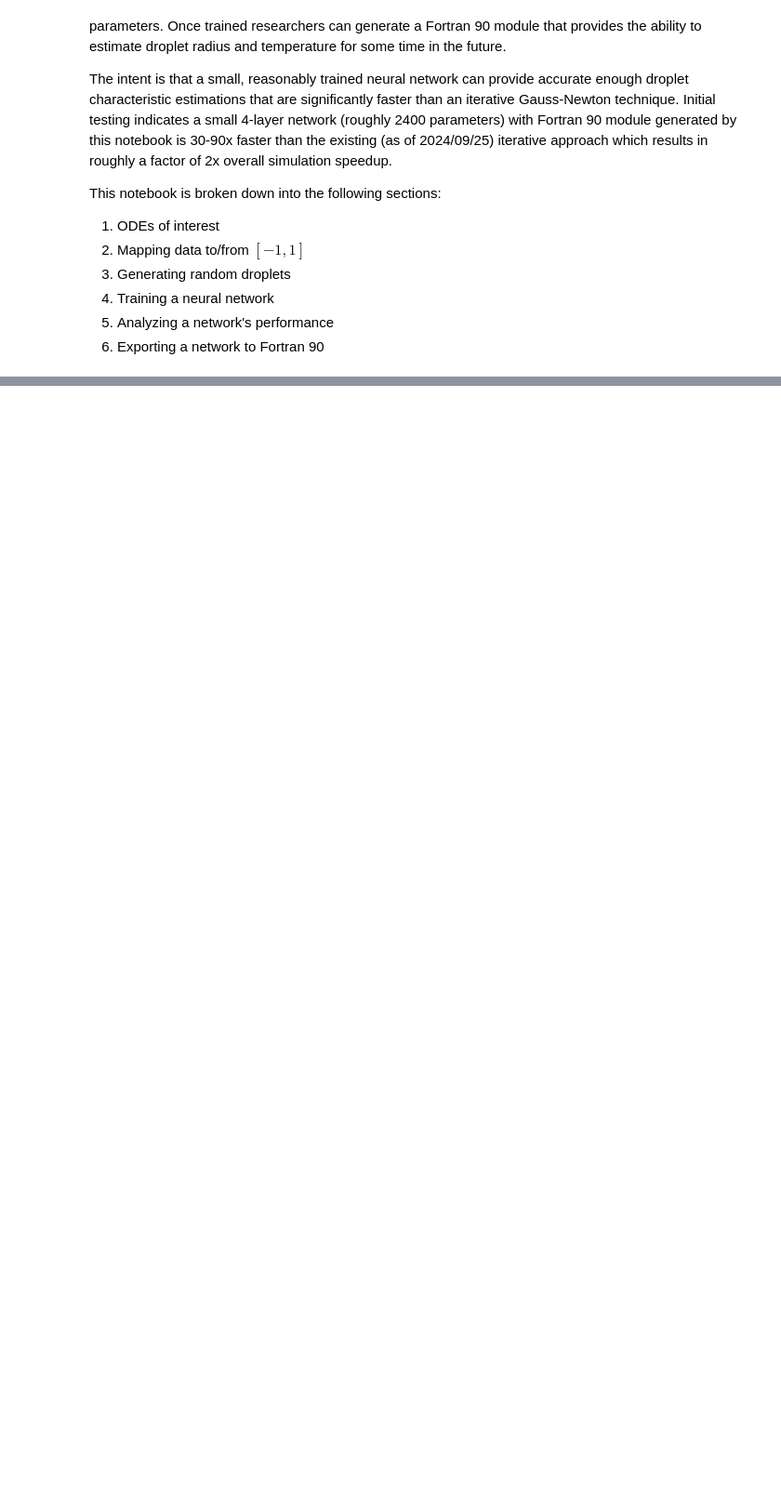
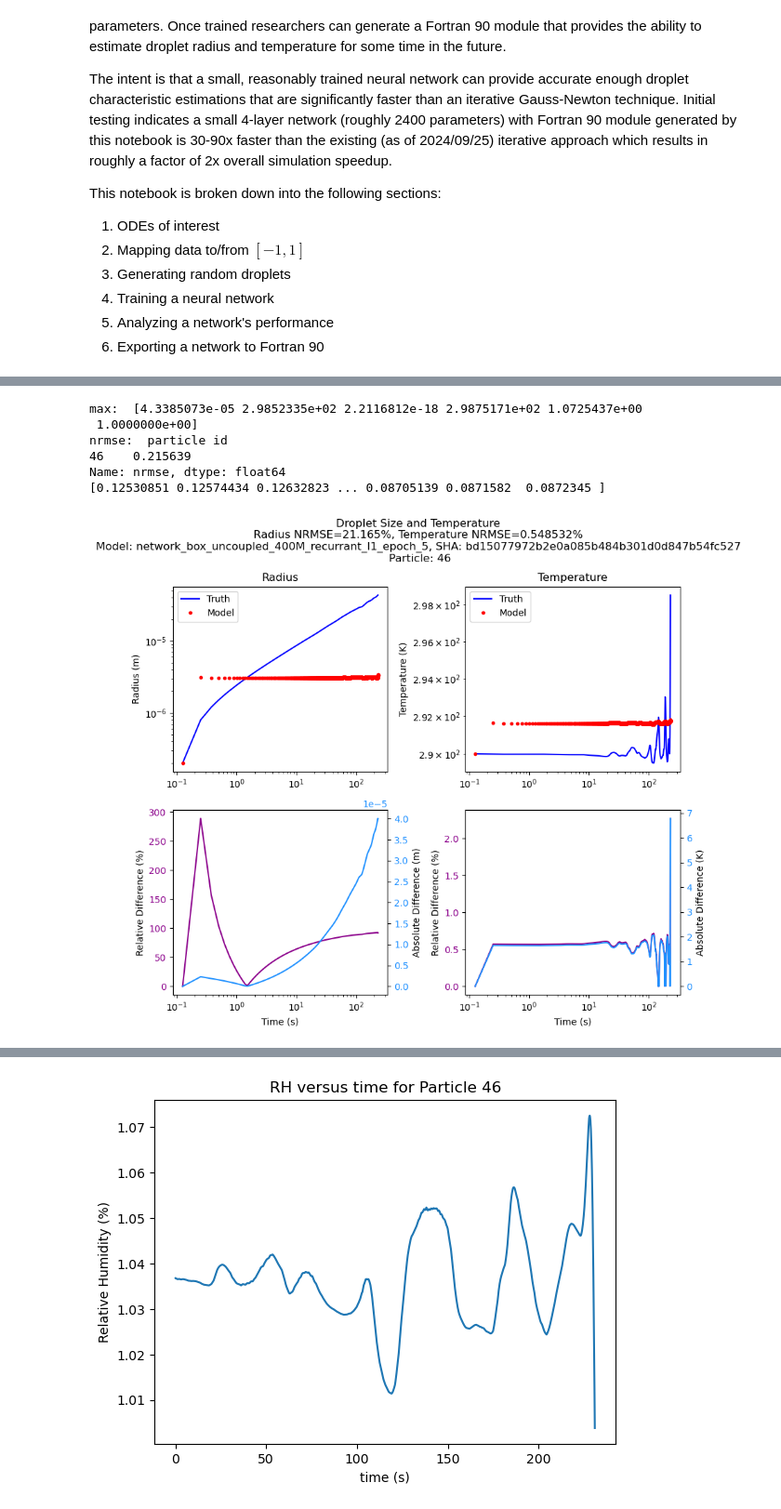
Before and after one commit to RichterLab/NTLP, a Jupyter notebook: droplet_approximation/notebooks/error_analysis.ipynb, the cells around one changed output, grey strips where cells are left out. Shown at 93% size. Saved outputs shown, nothing was run; the diff lists cells and outputs as text; code cells hidden in the pictures; blank space fills up the shorter version.

```diff
--- a/droplet_approximation/notebooks/error_analysis.ipynb
+++ b/droplet_approximation/notebooks/error_analysis.ipynb
@@ -41,17 +40,7 @@ model_count = len(model_load_paths)
 
 model_names = [path.split( "/" )[-1].split( "." )[0] for path in model_load_paths]
 
-models = [SimpleNet() for i in range(model_count)]
+models = [ResidualNet() for i in range(model_count)]
 
 for i in range(model_count):
     models[i].load_state_dict( torch.load(model_load_paths[i]))
-# %%
-
-graph_count = 1
-dt = 0.03
-final_time = 15.0
-
-for i in range(graph_count):
-    input_parameters = scale_droplet_parameters(np.array( np.random.uniform( low = -1.0, high = 1.0, size=(1,6)).astype( "float32" )))[0]
-    for j in range(model_count):
-        analyze_model_iterative_performance(models[j], input_parameters, dt, final_time=final_time)
@@ -119,0 +47,3 @@ generate_fortran_module(model_names[rankings[0]], models[rankings[0]].state_dict
+# %%
+
+df = pd.read_parquet("../data/test_particles.parquet")
@@ -119,0 +101,61 @@ generate_fortran_module(model_names[rankings[0]], models[rankings[0]].state_dict
+# %%
+df["nrmse"] = nrmse
+# %%
+for i in df[(df["nrmse"] >= df["nrmse"].quantile(.95))].index:
+    particle_df = df.loc[df.index == i]
+    input_parameters = np.stack(particle_df[[
+        "input radii",
+        "input temperatures",
+        "salt masses",
+        "air temperatures",
+        "relative humidities",
+        "air densities"
+    ]].to_numpy()[0], axis=-1)
+
+    print("max: ", input_parameters.max(axis=0))
+    print("nrmse: ", particle_df["nrmse"])
+
+    times = np.cumsum(particle_df["integration times"].to_numpy()[0])
+    model_outputs = [ do_iterative_inference(
+                            input_parameters,
+                            times,
+                            models[i],
+                            "cpu"
+                        ) for i in range( model_count ) ]
+    truth_output = do_iterative_bdf(
+        input_parameters,
+        times,
+        "cpu"
+    )
+
+    model_distances = [ standard_distance( input_parameters[:, :2], model_outputs[i] ) for i in range( model_count ) ]
+    truth_distance = standard_distance( input_parameters[:, :2], truth_output)
+    analyze_model_particle_performance(
+        times,
+        input_parameters[:, :2],
+        truth_output,
+        truth_distance,
+        "BDF Truth Output, SHA: " + commit_SHA + "\n Particle: " + str( i )
+    )
+    for i in range( model_count ):
+        analyze_model_particle_performance(
+            times,
+            input_parameters[:, :2],
+            model_outputs[i],
+            model_distances[i],
+            "Model: " + model_names[i] + ", SHA: bd15077972b2e0a085b484b301d0d847b54fc527\n Particle: " + str( i )
+        )
+    plt.figure()
+    plt.plot(times, particle_df["relative humidities"].to_numpy()[0])
+    plt.title("RH versus time for Particle " + str(i))
+    plt.xlabel("time (s)")
+    plt.ylabel("Relative Humidity (%)")
+    plt.show()
+# %% [output]
+max:  [4.3385073e-05 2.9852335e+02 2.2116812e-18 2.9875171e+02 1.0725437e+00
+ 1.0000000e+00]
+nrmse:  particle id
+46    0.215639
+Name: nrmse, dtype: float64
+[0.12530851 0.12574434 0.12632823 ... 0.08705139 0.0871582  0.0872345 ]
+[figure, added]
@@ -119,0 +163 @@ generate_fortran_module(model_names[rankings[0]], models[rankings[0]].state_dict
+[figure, added]
```
Also changed, not shown: parts of 11 cells of this notebook, 3 other files.
